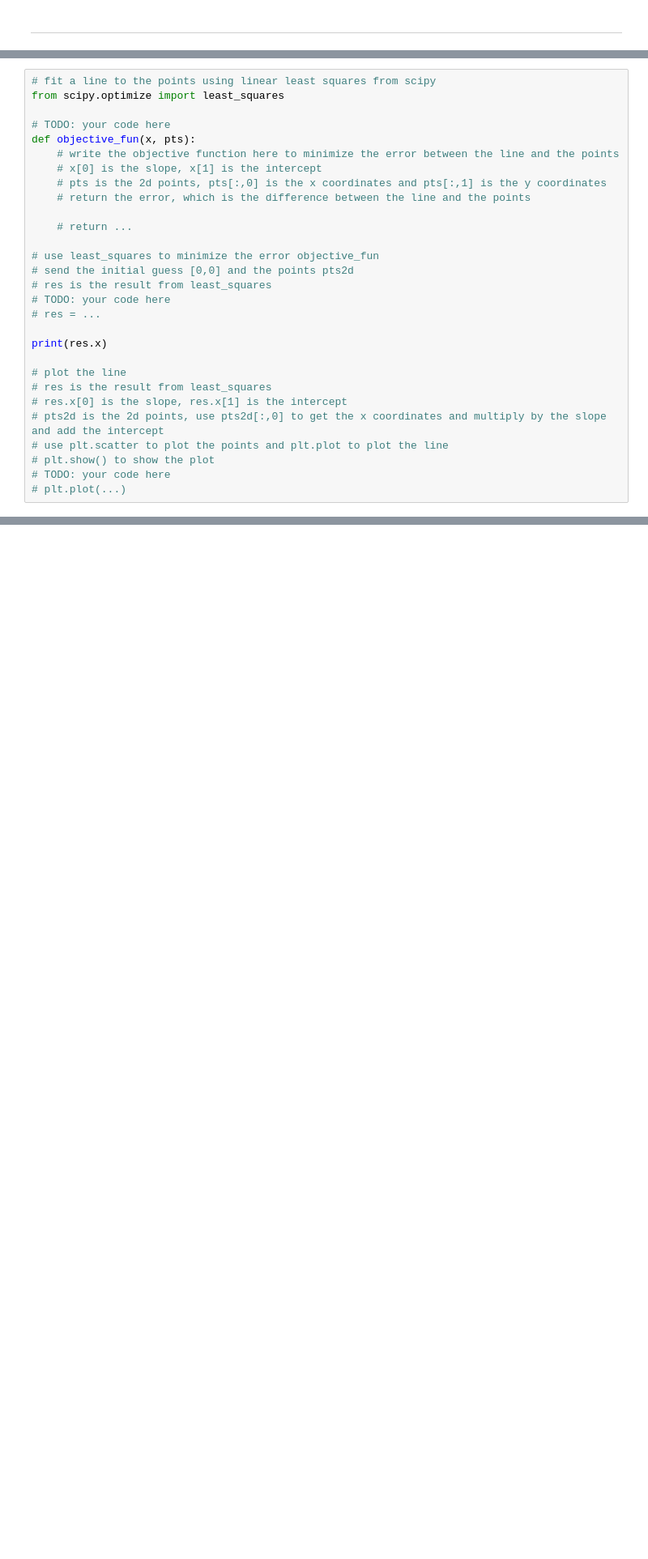
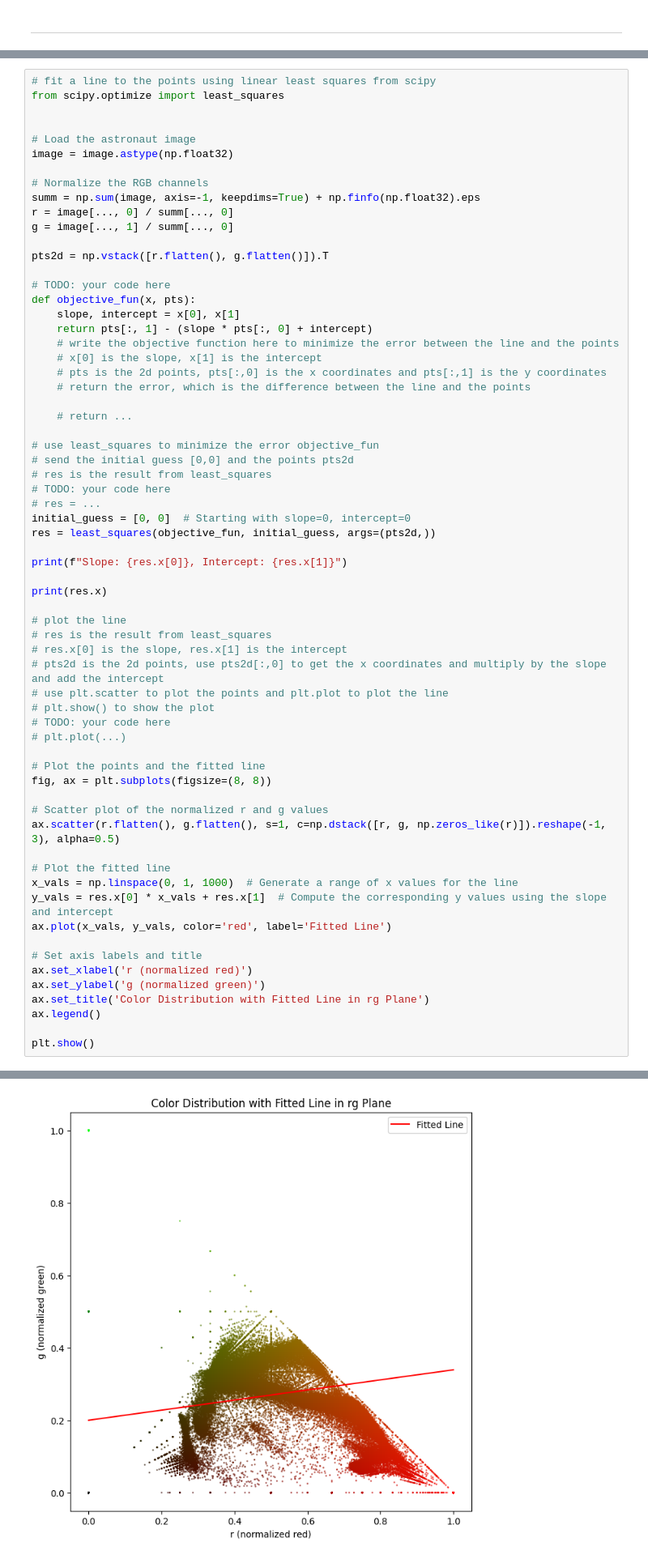
Before and after one commit to bfarrell20/Grad-School-Programs, a Jupyter notebook: Computer Vision/HW1 - Hello Vision World.ipynb, the cells around one changed output, grey strips where cells are left out. Shown at 81% size. Saved outputs shown, nothing was run; the diff lists cells and outputs as text; blank space fills up the shorter version.

```diff
--- a/Computer Vision/HW1 - Hello Vision World.ipynb
+++ b/Computer Vision/HW1 - Hello Vision World.ipynb
@@ -287,8 +287,21 @@ plt.scatter(pts2d[:,0],pts2d[:,1])
 # fit a line to the points using linear least squares from scipy
 from scipy.optimize import least_squares
 
+
+# Load the astronaut image
+image = image.astype(np.float32)
+
+# Normalize the RGB channels
+summ = np.sum(image, axis=-1, keepdims=True) + np.finfo(np.float32).eps
+r = image[..., 0] / summ[..., 0]
+g = image[..., 1] / summ[..., 0]
+
+pts2d = np.vstack([r.flatten(), g.flatten()]).T
+
 # TODO: your code here
 def objective_fun(x, pts):
+    slope, intercept = x[0], x[1]
+    return pts[:, 1] - (slope * pts[:, 0] + intercept)
     # write the objective function here to minimize the error between the line and the points
     # x[0] is the slope, x[1] is the intercept
     # pts is the 2d points, pts[:,0] is the x coordinates and pts[:,1] is the y coordinates
@@ -301,6 +314,10 @@ def objective_fun(x, pts):
 # res is the result from least_squares
 # TODO: your code here
 # res = ...
+initial_guess = [0, 0]  # Starting with slope=0, intercept=0
+res = least_squares(objective_fun, initial_guess, args=(pts2d,))
+
+print(f"Slope: {res.x[0]}, Intercept: {res.x[1]}")
 
 print(res.x)
 
@@ -312,3 +329,23 @@ print(res.x)
 # plt.show() to show the plot
 # TODO: your code here
 # plt.plot(...)
+
+# Plot the points and the fitted line
+fig, ax = plt.subplots(figsize=(8, 8))
+
+# Scatter plot of the normalized r and g values
+ax.scatter(r.flatten(), g.flatten(), s=1, c=np.dstack([r, g, np.zeros_like(r)]).reshape(-1, 3), alpha=0.5)
+
+# Plot the fitted line
+x_vals = np.linspace(0, 1, 1000)  # Generate a range of x values for the line
+y_vals = res.x[0] * x_vals + res.x[1]  # Compute the corresponding y values using the slope and intercept
+ax.plot(x_vals, y_vals, color='red', label='Fitted Line')
+
+# Set axis labels and title
+ax.set_xlabel('r (normalized red)')
+ax.set_ylabel('g (normalized green)')
+ax.set_title('Color Distribution with Fitted Line in rg Plane')
+ax.legend()
+
+plt.show()
+# %% [output]
@@ -315,3 +354,4 @@ print(res.x)
+[figure, added]
 # %% [markdown]
 In the next cell we will use SVD to fit a 3D plane "in the least squares sense". Recall our conversation in class about homogenous systems of linear equations.
 
```
Also changed, not shown: parts of 1 cell of this notebook.
